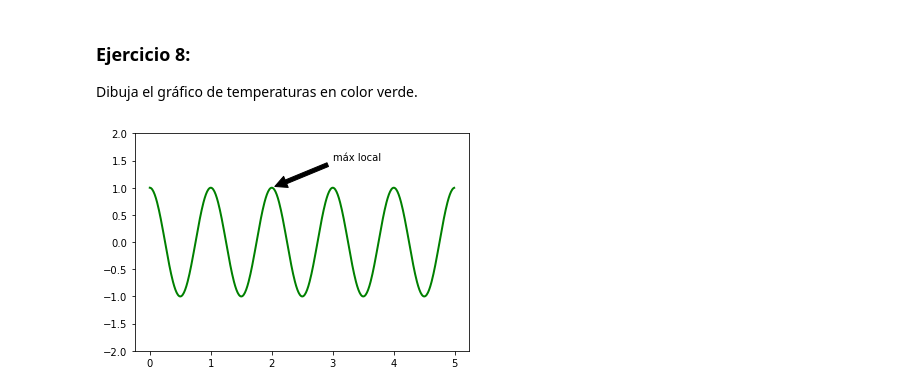
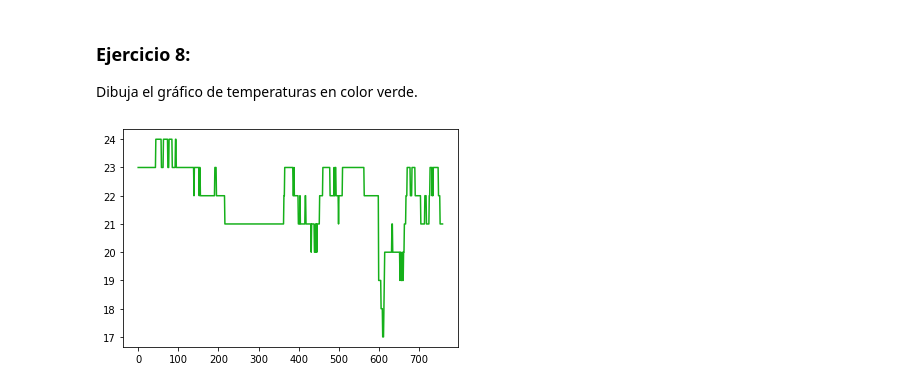
Before and after one commit to drancope-clases/tarea-7_pandas-2-JohnMn13, a Jupyter notebook: pandas_2.ipynb, the cells around one changed output. Drawn from its saved outputs; the diff is of its cells as text; code cells hidden in the pictures.

```diff
--- a/pandas_2.ipynb
+++ b/pandas_2.ipynb
@@ -301,16 +301,8 @@ plt.show()
 
 Dibuja el gráfico de temperaturas en color verde.
 # %%
-fig, ax = plt.subplots()
 
-t = np.arange(0.0, 5.0, 0.01)
-s = np.cos(2*np.pi*t)
-line, = ax.plot(t, s, lw=2, color='green')
-
-ax.annotate('máx local', xy=(2, 1), xytext=(3, 1.5),
-            arrowprops=dict(facecolor='black', shrink=0.05),
-            )
-ax.set_ylim(-2, 2)
+df['temperatura'].plot(color='xkcd:green')
 plt.show()
 # %% [output]
-[figure, old version]
+[figure, new version]
```
